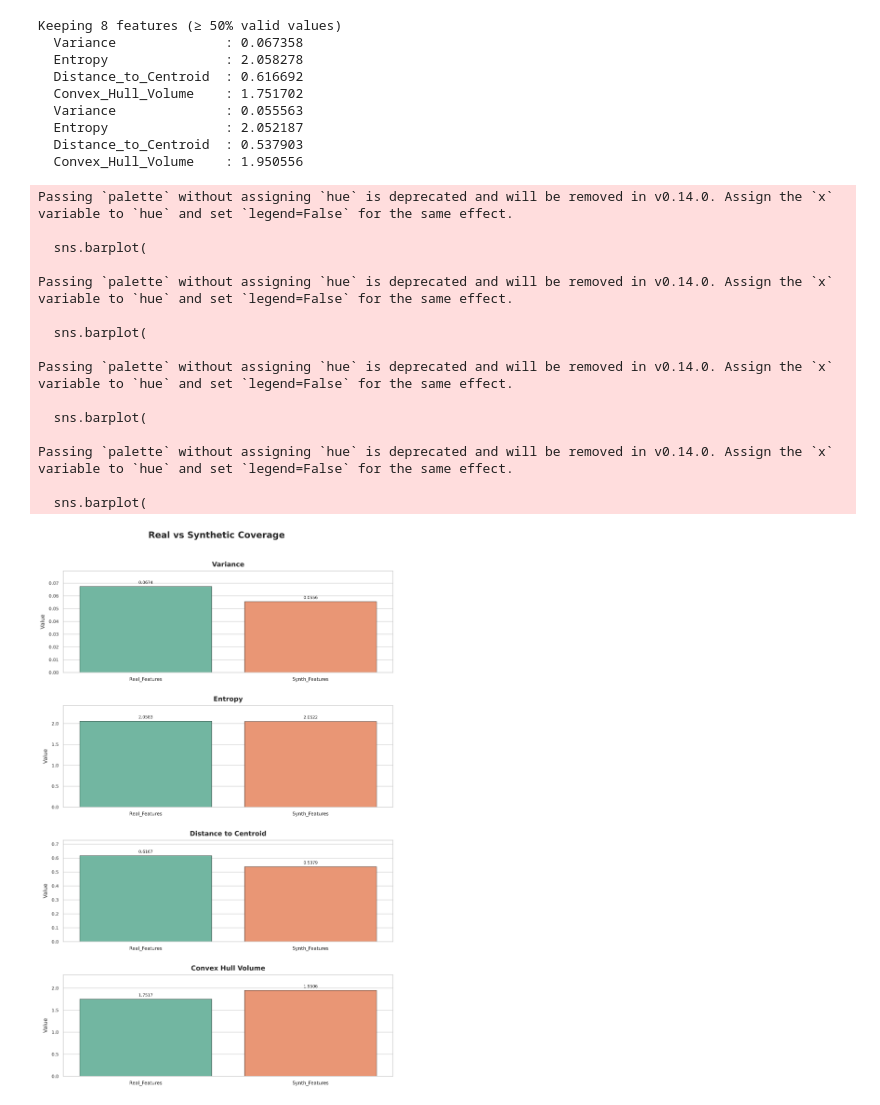
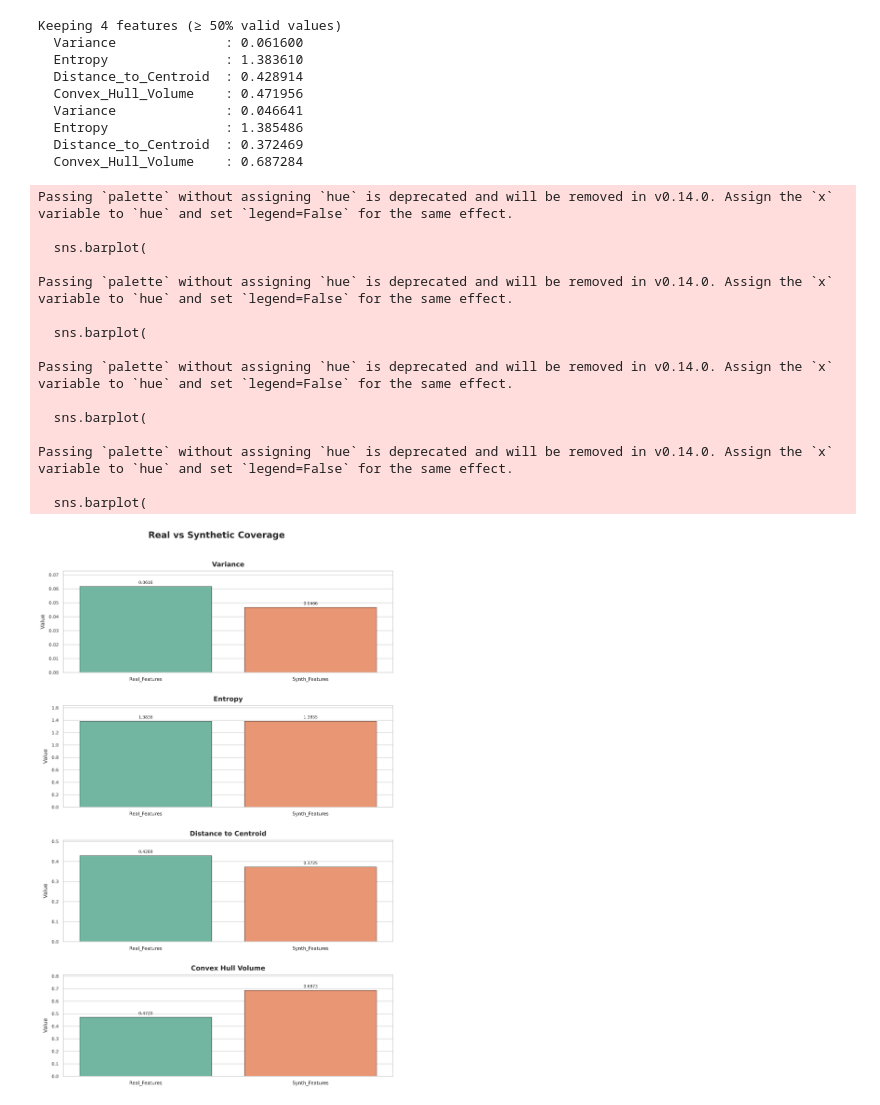
Before and after one commit to DIDSR/ScoreCard, a Jupyter notebook: notebooks/02_Coverage.ipynb, the cells around one changed output. Cells and saved outputs as stored; diff of their text form; code cells hidden in the pictures.

```diff
--- a/notebooks/02_Coverage.ipynb
+++ b/notebooks/02_Coverage.ipynb
@@ -7,0 +23,7 @@ from src.utils import coverage_analysis
+# %%
+real_images_dir                       = input("Path to real images")                   or '../data/real_images'
+synth_images_dir                      = input("Path to synth images")                  or '../data/kde_synth_images'
+features_dir                          = input("Path for saving or loading features")   or '../data/features'
+# %%
+real_features_file_name               = input("Enter filename for real features")      or 'test_real.npz'
+synth_features_file_name              = input("Enter filename for synthetic features") or 'test_synth.npz'
@@ -8,29 +69,29 @@ from src.utils import coverage_analysis
 # %%
-coverage_fig = coverage_analysis('../data/features')
+coverage_fig = coverage_analysis(features_dir, real_features_file_name, synth_features_file_name)
 coverage_fig.show()
 # %% [output]
-Keeping 8 features (≥ 50% valid values)
-  Variance              : 0.067358
-  Entropy               : 2.058278
-  Distance_to_Centroid  : 0.616692
-  Convex_Hull_Volume    : 1.751702
-  Variance              : 0.055563
-  Entropy               : 2.052187
-  Distance_to_Centroid  : 0.537903
-  Convex_Hull_Volume    : 1.950556
+Keeping 4 features (≥ 50% valid values)
+  Variance              : 0.061600
+  Entropy               : 1.383610
+  Distance_to_Centroid  : 0.428914
+  Convex_Hull_Volume    : 0.471956
+  Variance              : 0.046641
+  Entropy               : 1.385486
+  Distance_to_Centroid  : 0.372469
+  Convex_Hull_Volume    : 0.687284
 Passing `palette` without assigning `hue` is deprecated and will be removed in v0.14.0. Assign the `x` variable to `hue` and set `legend=False` for the same effect.
 
   sns.barplot(
 
 Passing `palette` without assigning `hue` is deprecated and will be removed in v0.14.0. Assign the `x` variable to `hue` and set `legend=False` for the same effect.
 
   sns.barplot(
 
 Passing `palette` without assigning `hue` is deprecated and will be removed in v0.14.0. Assign the `x` variable to `hue` and set `legend=False` for the same effect.
 
   sns.barplot(
 
 Passing `palette` without assigning `hue` is deprecated and will be removed in v0.14.0. Assign the `x` variable to `hue` and set `legend=False` for the same effect.
 
   sns.barplot(
-[figure, old version]
+[figure, new version]
```
Also changed, not shown: parts of 6 cells of this notebook, 3 other files.
